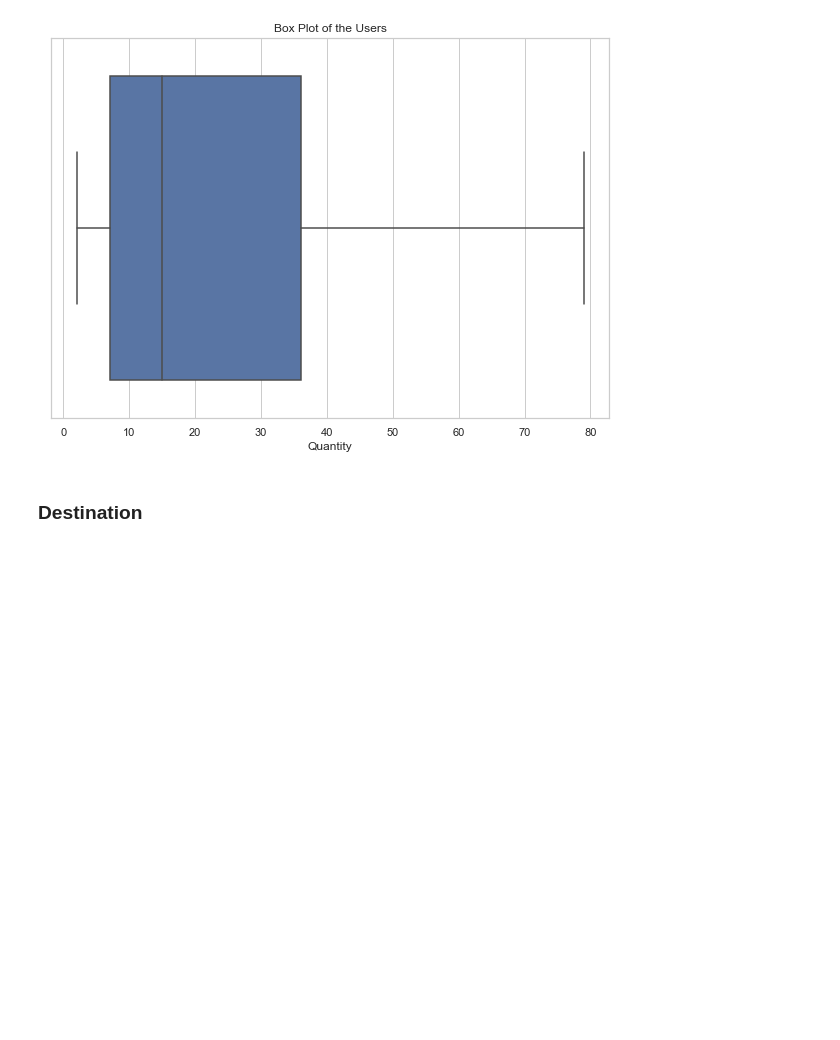
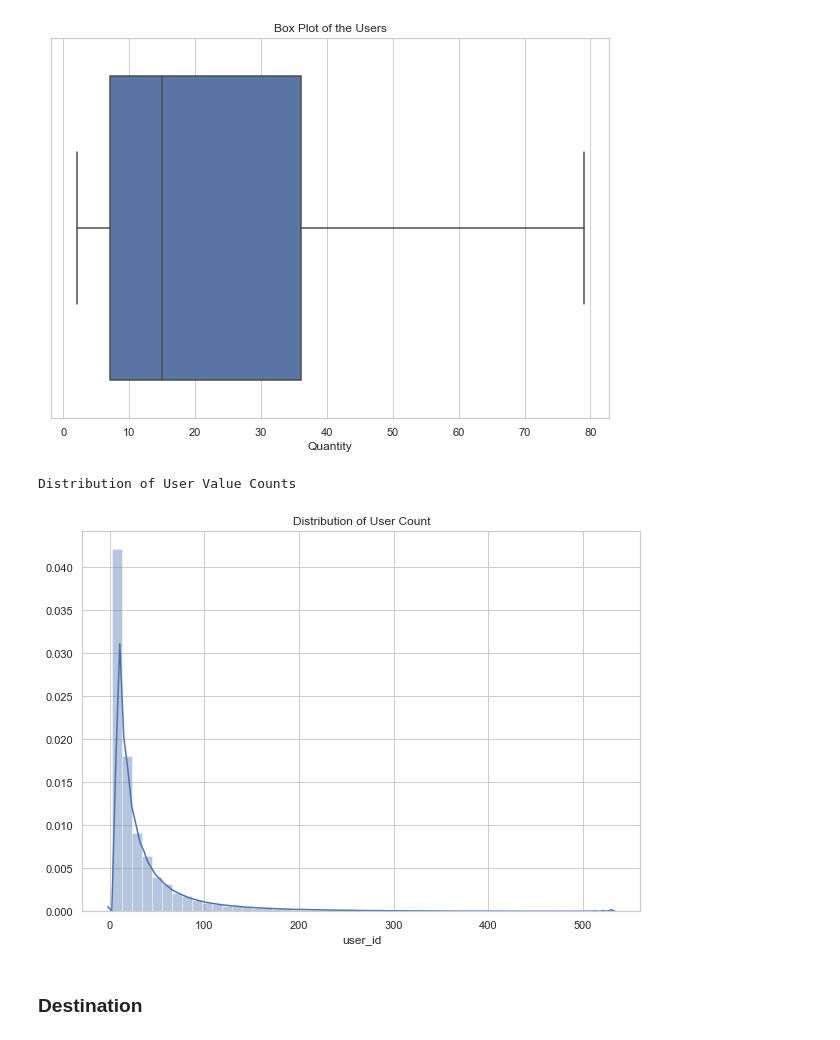
Before and after one commit to silvanabc/expedia-hotel-recommendations, a Jupyter notebook: Data Analysis.ipynb, the cells around one changed output. Saved outputs shown, nothing was run; the diff lists cells and outputs as text; code cells hidden in the pictures; blank space fills up the shorter version.

Commit message:
Starting the data processing

```diff
--- a/Hotel Recommendations.ipynb
+++ b/Data Analysis.ipynb
@@ -19,5 +25,8 @@ matplotlib.rcParams['figure.figsize'] = (10.0, 7.0)
 # %%
-expediaDF = pd.read_csv('data/train.csv.gz',
+t0 = time.time()
+print(datetime.datetime.now())
+expediaDF = pd.read_csv('data/train.csv',
 #                         nrows=1000000,
-                        compression='gzip',
+#                         compression='gzip',
                         error_bad_lines=False)
+print(datetime.datetime.now())
@@ -117,6 +156,14 @@ plt.xlabel('Quantity')
 plt.show()
 # %% [output]
 [figure]
+# %%
+print("Distribution of User Value Counts")
+sns.distplot(expediaDF['user_id'].value_counts());
+plt.title("Distribution of User Count")
+plt.show()
+# %% [output]
+Distribution of User Value Counts
+[figure, added]
 # %% [markdown]
 ### Destination
 # %%
```
Also changed, not shown: parts of 8 cells of this notebook, 2 other files.
